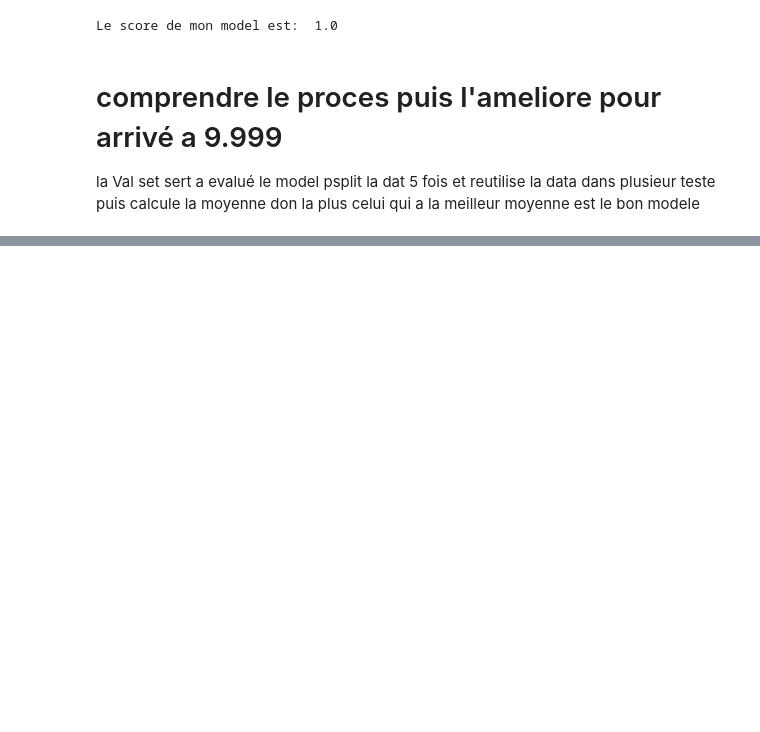
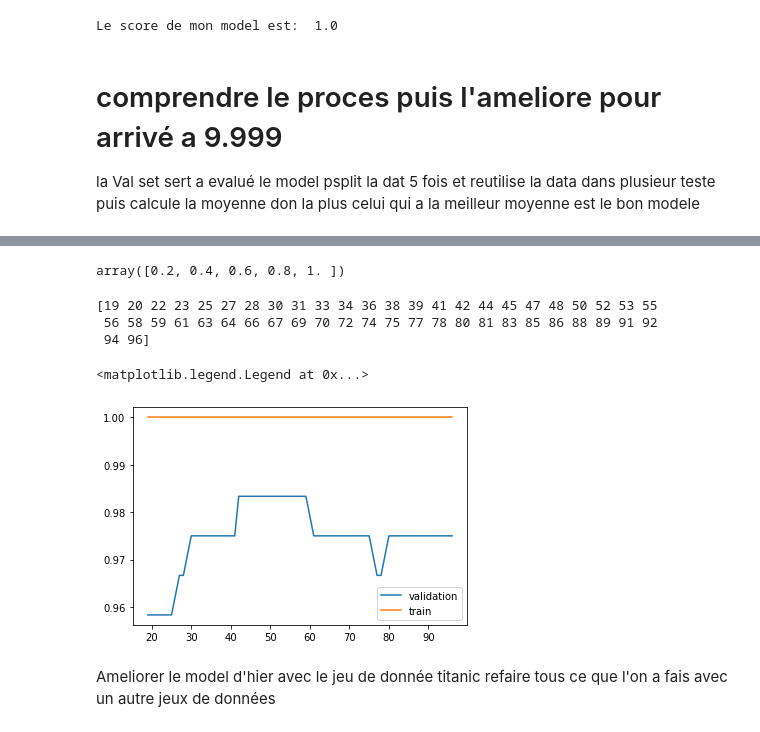
Before and after one commit to ShaD971/Machine-Learning, a Jupyter notebook: Machine Learning(Sikit-learn).ipynb, the cells around one changed output, grey strips where cells are left out. Saved outputs shown, nothing was run; the diff lists cells and outputs as text; code cells hidden in the pictures; blank space fills up the shorter version.

```diff
--- a/Machine Learning(Sikit-learn).ipynb
+++ b/Machine Learning(Sikit-learn).ipynb
@@ -161,0 +204,7 @@ psplit la dat 5 fois et reutilise la data dans plusieur teste puis calcule la mo
+# %%
+dict_param= {'n_neighbors': np.arange(1,80), 'metric' : ['euclidian', 'manhattan']}
+#dict_param= {'n_neighbors': np.arange(1,80), 'metric' : ['brute', 'manhattan']}
+
+grid = GridSearchCV(KNeighborsClassifier(), dict_param, cv=7)
+
+grid.fit(X_train , y_train)
@@ -161,0 +244,2 @@ psplit la dat 5 fois et reutilise la data dans plusieur teste puis calcule la mo
+# %%
+model = grid.best_estimator_
@@ -161,0 +262,2 @@ psplit la dat 5 fois et reutilise la data dans plusieur teste puis calcule la mo
+# %%
+learning_curve(model, X_train, y_train, train_sizes= np.linspace(0.2,1.0,5), cv = 5)
@@ -161,0 +276,21 @@ psplit la dat 5 fois et reutilise la data dans plusieur teste puis calcule la mo
+# %%
+np.linspace(0.2,1.0,5)
+# %% [output]
+array([0.2, 0.4, 0.6, 0.8, 1. ])
+# %%
+V, train_score, val_score = learning_curve(model , X_train ,y_train, train_sizes=np.linspace(0.2,1.0,50),cv = 5 )
+print(V)
+# %% [output]
+[19 20 22 23 25 27 28 30 31 33 34 36 38 39 41 42 44 45 47 48 50 52 53 55
+ 56 58 59 61 63 64 66 67 69 70 72 74 75 77 78 80 81 83 85 86 88 89 91 92
+ 94 96]
+# %%
+
+plt.plot(V, val_score.mean(axis=1), label= 'validation')
+plt.plot(V, train_score.mean(axis=1), label='train')
+plt.legend()
+# %% [output]
+<matplotlib.legend.Legend at 0x...>
+[figure, added]
+# %% [markdown]
+Ameliorer le model d'hier avec le jeu de donnée titanic refaire tous ce que l'on a fais avec un autre jeux de données
```
Also changed, not shown: parts of 28 cells of this notebook.
